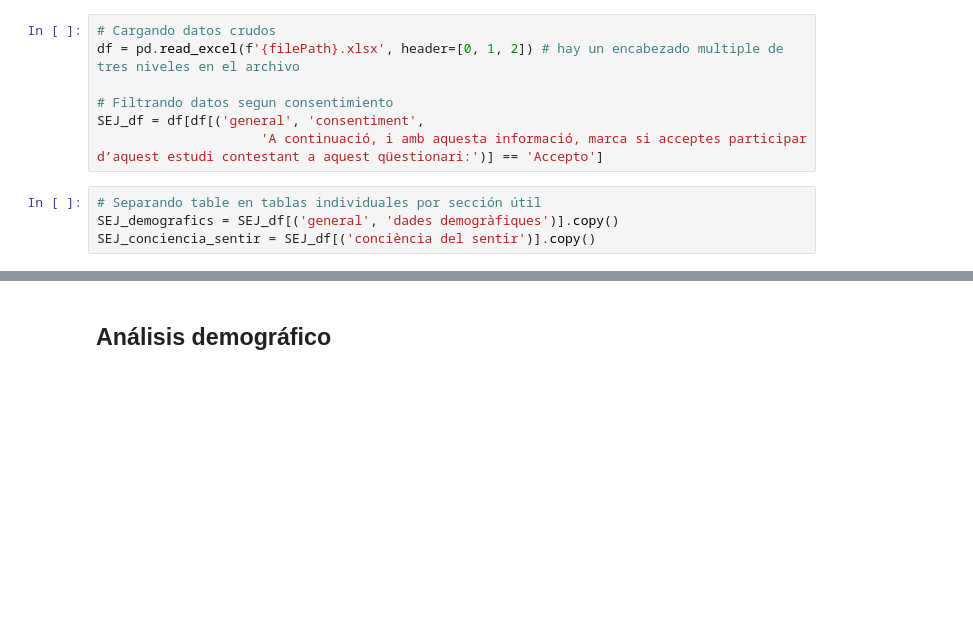
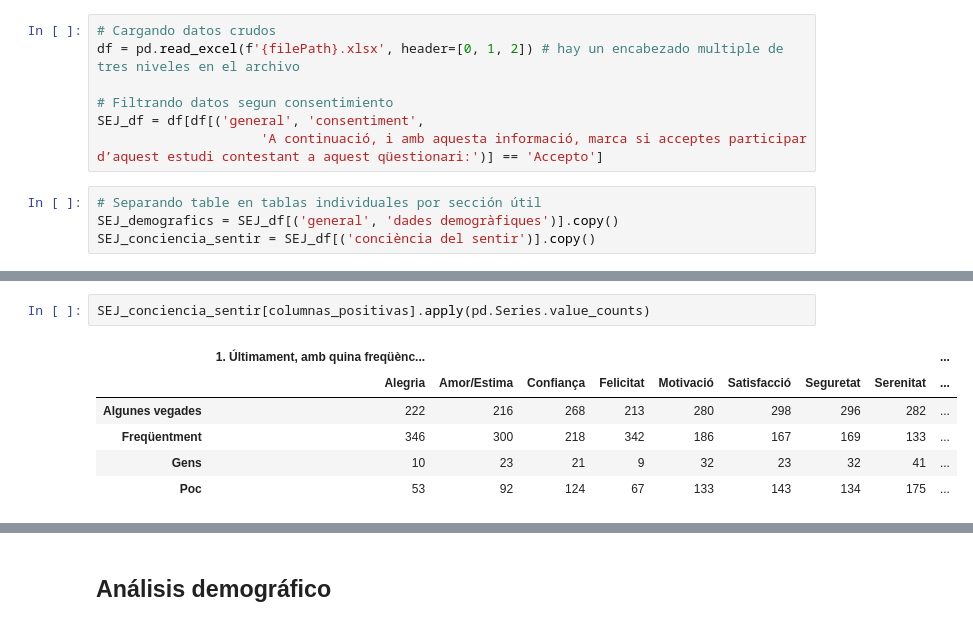
Before and after one commit to sebasto7/SEJ, a Jupyter notebook: SEJ-analisis.ipynb, the cells around one changed output, grey strips where cells are left out. Saved outputs shown, nothing was run; the diff lists cells and outputs as text; blank space fills up the shorter version.

```diff
--- a/SEJ-analisis.ipynb
+++ b/SEJ-analisis.ipynb
@@ -91,0 +102,9 @@ SEJ_demografics
+# %%
+SEJ_conciencia_sentir[columnas_positivas].apply(pd.Series.value_counts)
+# %% [output]
+|  | 1. Últimament, amb quina freqüènc... |  |  |  |  |  |  |  | ... |
+|  | Alegria | Amor/Estima | Confiança | Felicitat | Motivació | Satisfacció | Seguretat | Serenitat | ... |
+| Algunes vegades | 222 | 216 | 268 | 213 | 280 | 298 | 296 | 282 | ... |
+| Freqüentment | 346 | 300 | 218 | 342 | 186 | 167 | 169 | 133 | ... |
+| Gens | 10 | 23 | 21 | 9 | 32 | 23 | 32 | 41 | ... |
+| Poc | 53 | 92 | 124 | 67 | 133 | 143 | 134 | 175 | ... |
```
Also changed, not shown: parts of 9 cells of this notebook.
